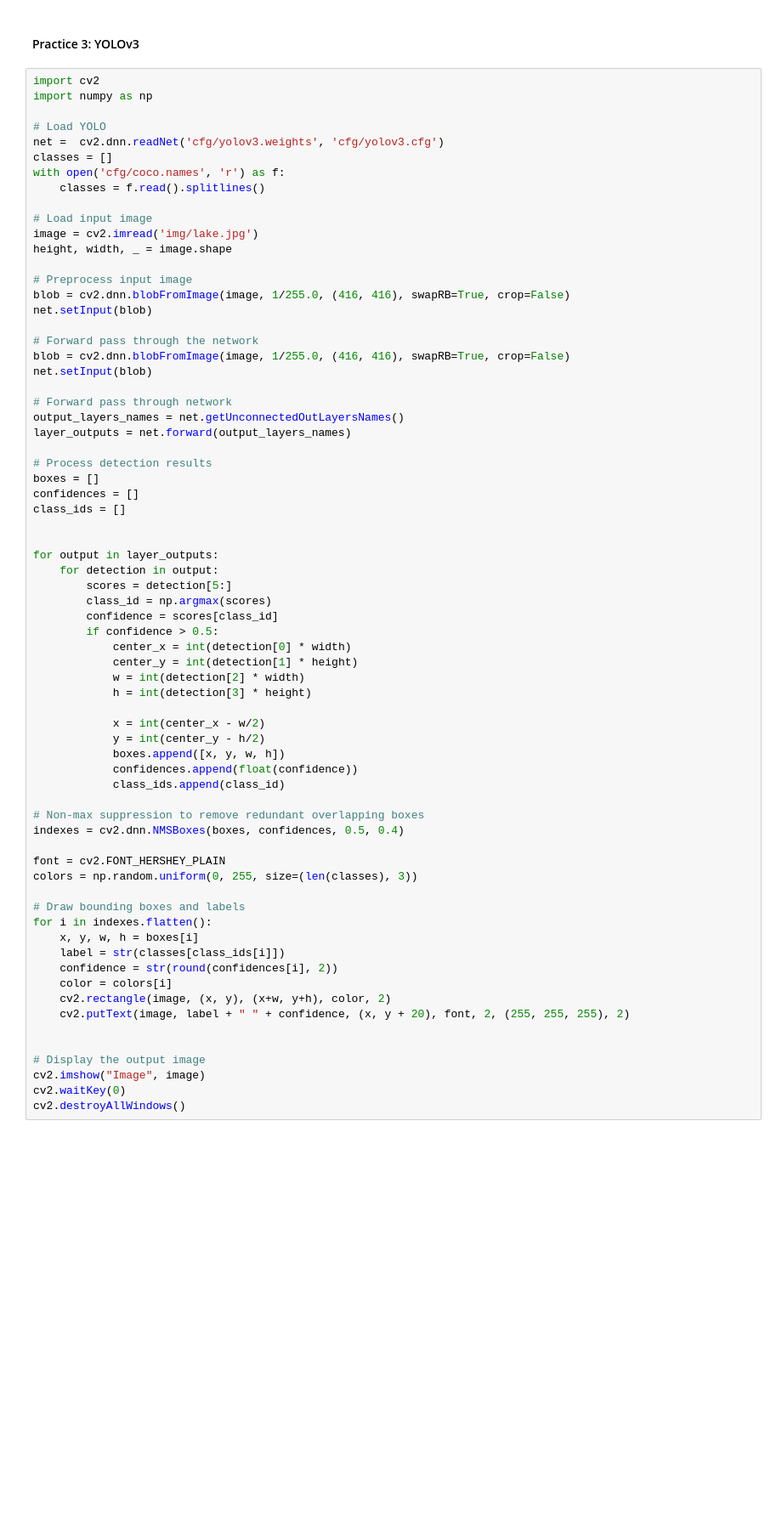
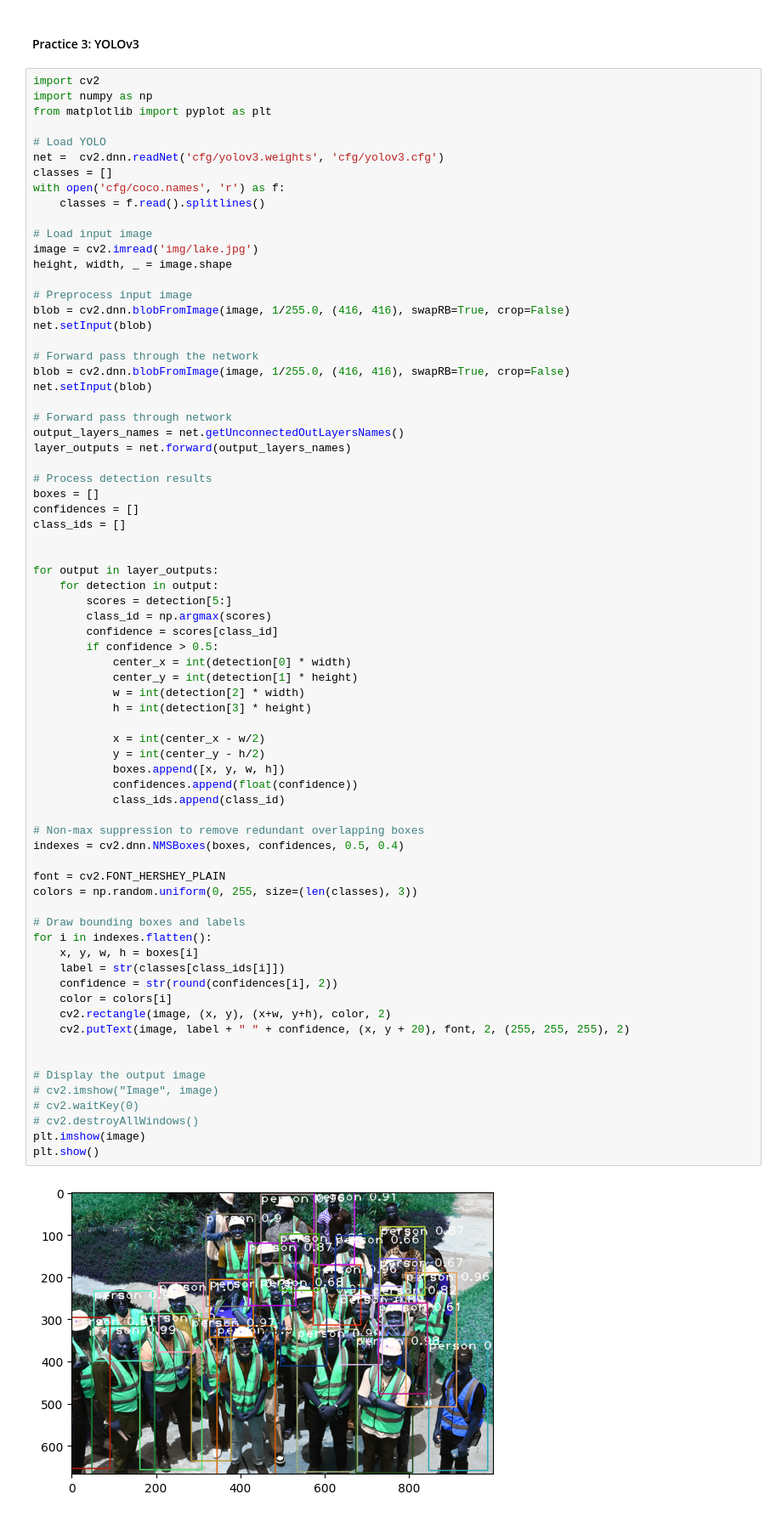
Before and after one commit to ochudi/cofomacsc418, a Jupyter notebook: week-6/practice-3.ipynb, the cells around one changed output. Shown at 85% size. Drawn from its saved outputs; the diff is of its cells as text; blank space fills up the shorter version.

```diff
--- a/week-6/practice-3.ipynb
+++ b/week-6/practice-3.ipynb
@@ -3,6 +3,7 @@
 # %%
 import cv2
 import numpy as np
+from matplotlib import pyplot as plt
 
 # Load YOLO
 net =  cv2.dnn.readNet('cfg/yolov3.weights', 'cfg/yolov3.cfg')
@@ -39,33 +40,37 @@ for output in layer_outputs:
         confidence = scores[class_id]
         if confidence > 0.5:
             center_x = int(detection[0] * width)
             center_y = int(detection[1] * height)
             w = int(detection[2] * width)
             h = int(detection[3] * height)
 
             x = int(center_x - w/2)
             y = int(center_y - h/2)
             boxes.append([x, y, w, h])
             confidences.append(float(confidence))
             class_ids.append(class_id)
 
 # Non-max suppression to remove redundant overlapping boxes
 indexes = cv2.dnn.NMSBoxes(boxes, confidences, 0.5, 0.4)
 
 font = cv2.FONT_HERSHEY_PLAIN
 colors = np.random.uniform(0, 255, size=(len(classes), 3))
 
 # Draw bounding boxes and labels
 for i in indexes.flatten():
     x, y, w, h = boxes[i]
     label = str(classes[class_ids[i]])
     confidence = str(round(confidences[i], 2))
     color = colors[i]
     cv2.rectangle(image, (x, y), (x+w, y+h), color, 2)
     cv2.putText(image, label + " " + confidence, (x, y + 20), font, 2, (255, 255, 255), 2)
 
 
 # Display the output image
-cv2.imshow("Image", image)
-cv2.waitKey(0)
-cv2.destroyAllWindows()
+# cv2.imshow("Image", image)
+# cv2.waitKey(0)
+# cv2.destroyAllWindows()
+plt.imshow(image)
+plt.show()
+# %% [output]
+[figure, added]
```
Also changed, not shown: 1 other file.
